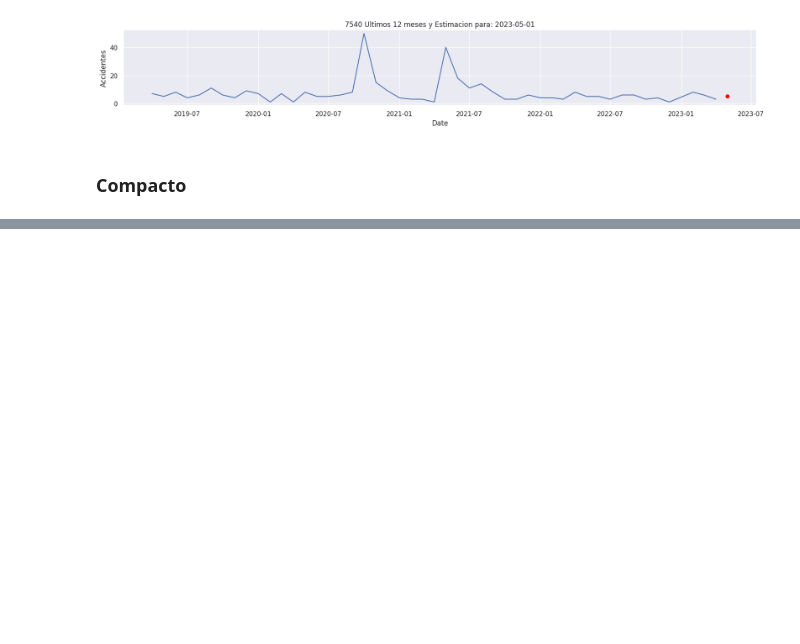
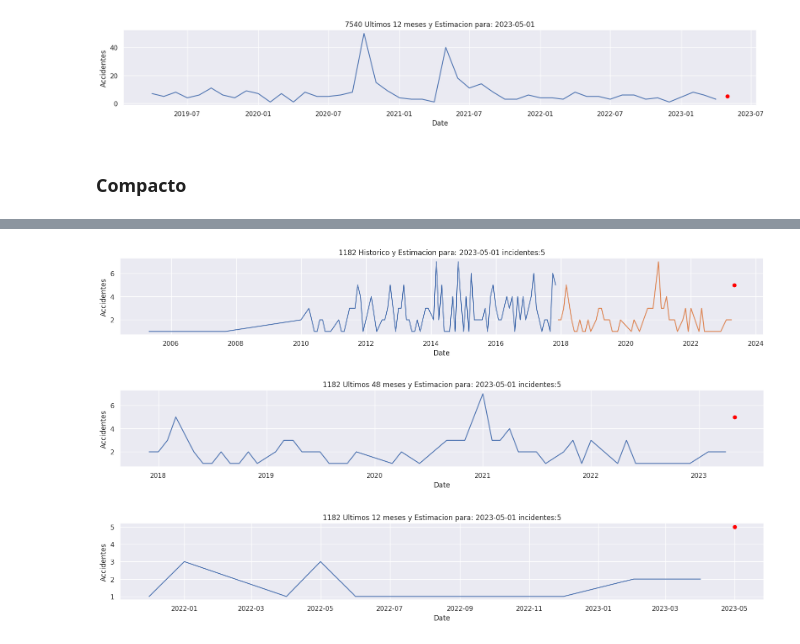
Before and after one commit to gabrielfernandorey/GGGR, a Jupyter notebook: LSTM/SRT v5.ipynb, the cells around one changed output, grey strips where cells are left out. Drawn from its saved outputs; the diff is of its cells as text; code cells hidden in the pictures; blank space fills up the shorter version.

```diff
--- a/LSTM/SRT v5.ipynb
+++ b/LSTM/SRT v5.ipynb
@@ -347,0 +341,63 @@ train_data = data_scaled[0:training_data_len, : ]
+# %%
+%time
+codigo_in = random.choice(unicos)
+filtro = df[df.codigo == codigo_in]
+data = filtro.filter(['total_cp'])
+data_scaled = mmscaler.fit_transform(dataset)
+training_data_len = math.ceil(len(dataset) * .8)
+train_data = data_scaled[0:training_data_len, : ]
+
+periodo = 48
+X_train = []
+y_train = []
+
+for i in range(periodo, len(train_data)):
+    X_train.append(train_data[i-periodo:i, 0])
+    y_train.append(train_data[i, 0])
+
+X_train, y_train = np.array(X_train), np.array(y_train)
+dim_entrada = (X_train.shape[1], 1)
+dim_salida = 1
+
+modelo = Sequential()
+modelo.add(LSTM(units=25, input_shape=dim_entrada))
+modelo.add(Dense(units=dim_salida))
+modelo.compile(optimizer='rmsprop', loss='mse')
+modelo.fit(X_train, y_train, epochs=20, batch_size=16)
+
+last_days_scaled = data_scaled[-periodo:, : ]
+X_test_new = []
+X_test_new.append(last_days_scaled)
+X_test_new = np.array(X_test_new)
+X_test_new = np.reshape(X_test_new, (1, periodo, 1))
+
+pred = modelo.predict(X_test_new)
+pred = mmscaler.inverse_transform(pred)
+print(f"Prediccion para el código {codigo_in} para la fecha {str(filtro.tail(1).index[0]+pd.DateOffset(months=1))[:10]}: {round(pred[0][0])} incidentes")
+
+X_test_new = np.reshape(X_test_new, (1, periodo))
+last = mmscaler.inverse_transform(X_test_new)
+df_incidentes = pd.DataFrame(last)
+
+plt.subplots(figsize=(50*cm, 6*cm))
+plt.title(str(codigo_in) +' Historico y Estimacion para: '+ str(filtro.tail(1).index[0]+pd.DateOffset(months=1))[:10] + ' incidentes:' + str(round(pred[0][0])))
+plt.plot(data[:-periodo])
+plt.plot(data[-periodo:])
+plt.scatter([filtro.tail(1).index[0]+pd.DateOffset(months=1)], round(pred[0][0]), color='red')
+plt.xlabel('Date', fontsize=12)
+plt.ylabel('Accidentes', fontsize=12);
+
+plt.subplots(figsize=(50*cm, 6*cm))
+plt.title(str(codigo_in) +' Ultimos 48 meses y Estimacion para: '+ str(filtro.tail(1).index[0]+pd.DateOffset(months=1))[:10] + ' incidentes:' + str(round(pred[0][0])))
+plt.plot(data[-48:])
+plt.scatter([filtro.tail(1).index[0]+pd.DateOffset(months=1)], round(pred[0][0]), color='red')
+plt.xlabel('Date', fontsize=12)
+plt.ylabel('Accidentes', fontsize=12);
+
+plt.subplots(figsize=(50*cm, 6*cm))
+plt.title(str(codigo_in) +' Ultimos 12 meses y Estimacion para: '+ str(filtro.tail(1).index[0]+pd.DateOffset(months=1))[:10] + ' incidentes:' + str(round(pred[0][0])))
+plt.plot(data[-12:])
+plt.scatter([filtro.tail(1).index[0]+pd.DateOffset(months=1)], round(pred[0][0]), color='red')
+plt.xlabel('Date', fontsize=12)
+plt.ylabel('Accidentes', fontsize=12);
+# %% [output]
@@ -347,0 +421,3 @@ train_data = data_scaled[0:training_data_len, : ]
+[figure, added]
+[figure, added]
+[figure, added]
```
Also changed, not shown: parts of 3 cells of this notebook.
